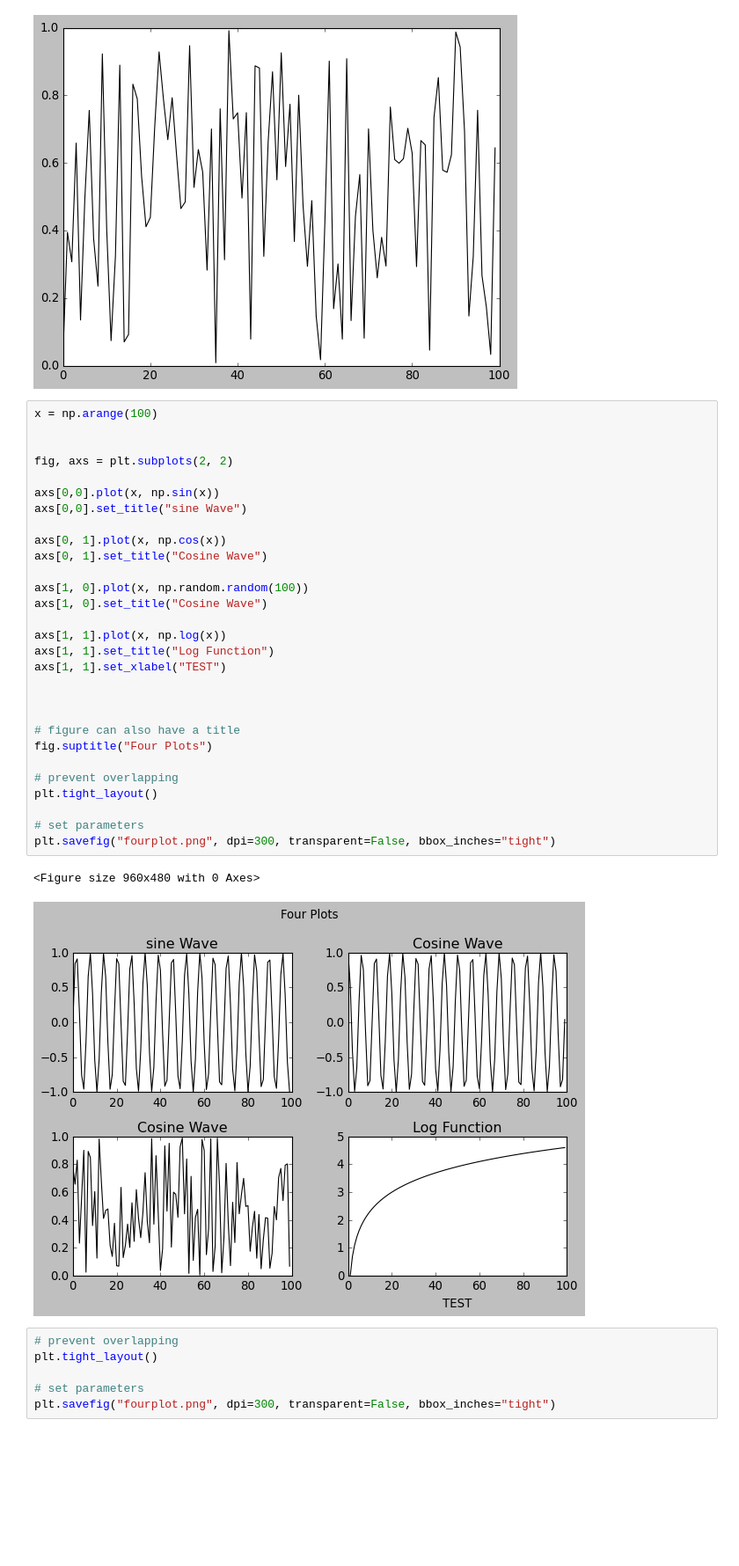
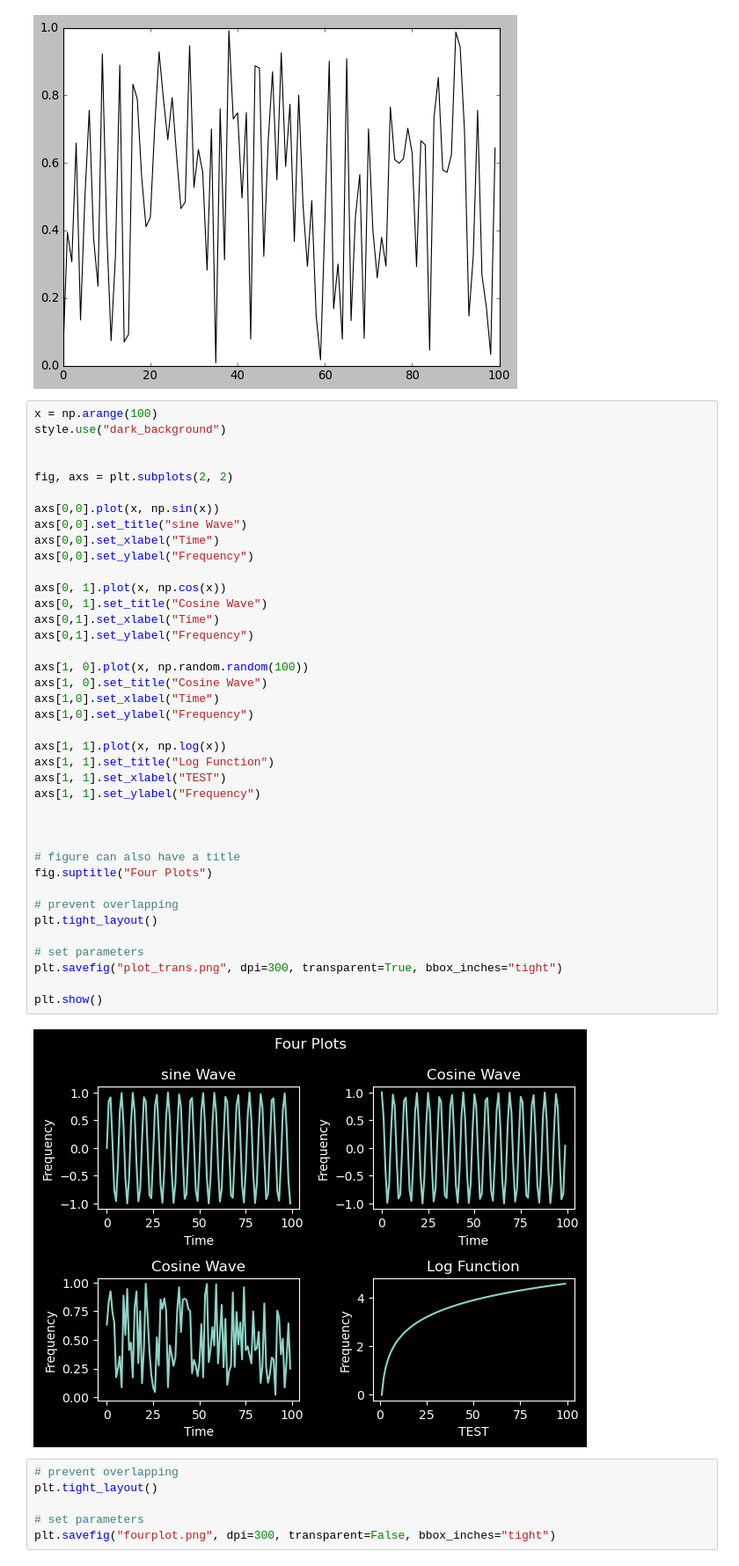
Before and after one commit to agordavidt/Data-Analytics_Course, a Jupyter notebook: python_data_analytics/matplotlib/06-styles.ipynb, the cells around one changed output. Shown: that part at 88% size. Saved outputs shown, nothing was run; the diff lists cells and outputs as text; blank space fills up the shorter version.

```diff
--- a/python_data_analytics/matplotlib/06-styles.ipynb
+++ b/python_data_analytics/matplotlib/06-styles.ipynb
@@ -54,36 +54,45 @@ plt.show()
 [figure]
 # %%
 x = np.arange(100)
+style.use("dark_background")
 
 
 fig, axs = plt.subplots(2, 2)
 
 axs[0,0].plot(x, np.sin(x))
 axs[0,0].set_title("sine Wave")
+axs[0,0].set_xlabel("Time")
+axs[0,0].set_ylabel("Frequency")
 
 axs[0, 1].plot(x, np.cos(x))
 axs[0, 1].set_title("Cosine Wave")
+axs[0,1].set_xlabel("Time")
+axs[0,1].set_ylabel("Frequency")
 
 axs[1, 0].plot(x, np.random.random(100))
 axs[1, 0].set_title("Cosine Wave")
+axs[1,0].set_xlabel("Time")
+axs[1,0].set_ylabel("Frequency")
 
 axs[1, 1].plot(x, np.log(x))
 axs[1, 1].set_title("Log Function")
 axs[1, 1].set_xlabel("TEST")
+axs[1, 1].set_ylabel("Frequency")
 
 
 
 # figure can also have a title
 fig.suptitle("Four Plots")
 
 # prevent overlapping
 plt.tight_layout()
 
 # set parameters
-plt.savefig("fourplot.png", dpi=300, transparent=False, bbox_inches="tight")
+plt.savefig("plot_trans.png", dpi=300, transparent=True, bbox_inches="tight")
+
+plt.show()
 # %% [output]
-<Figure size 960x480 with 0 Axes>
-[figure, old version]
+[figure, new version]
 # %%
 # prevent overlapping
 plt.tight_layout()
```
Also changed, not shown: 2 other files.
